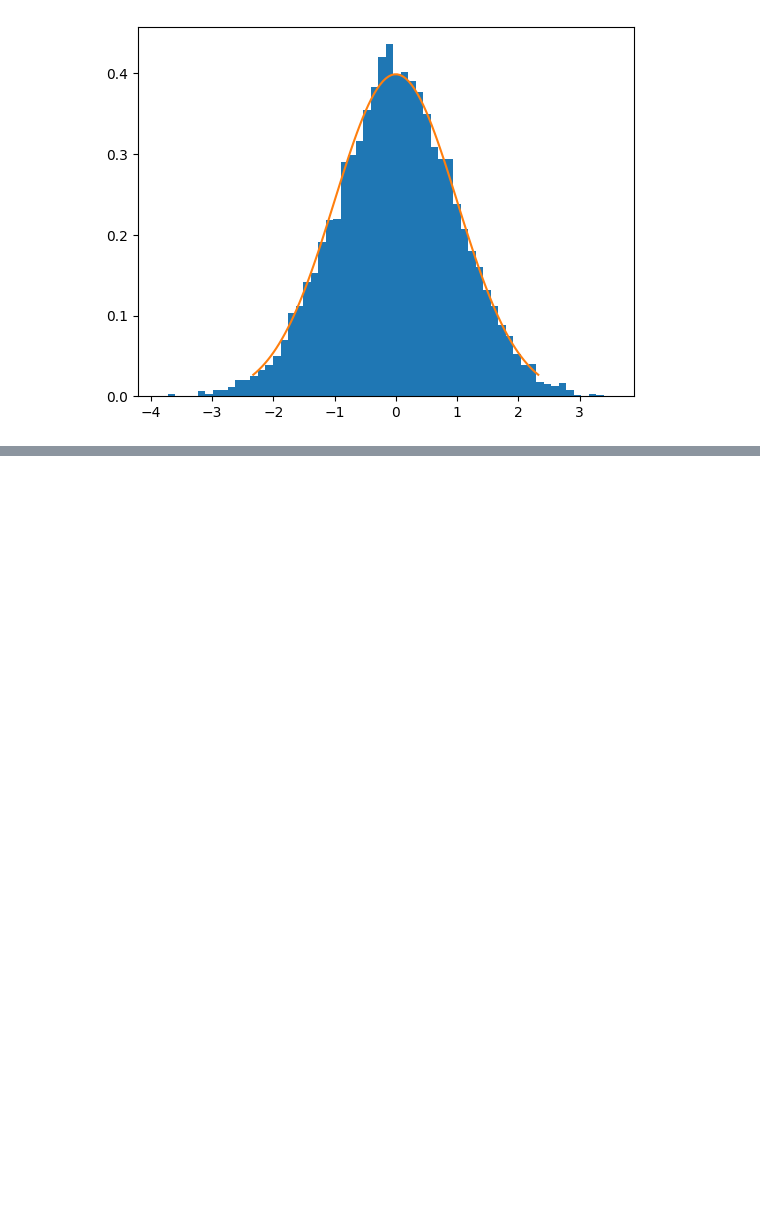
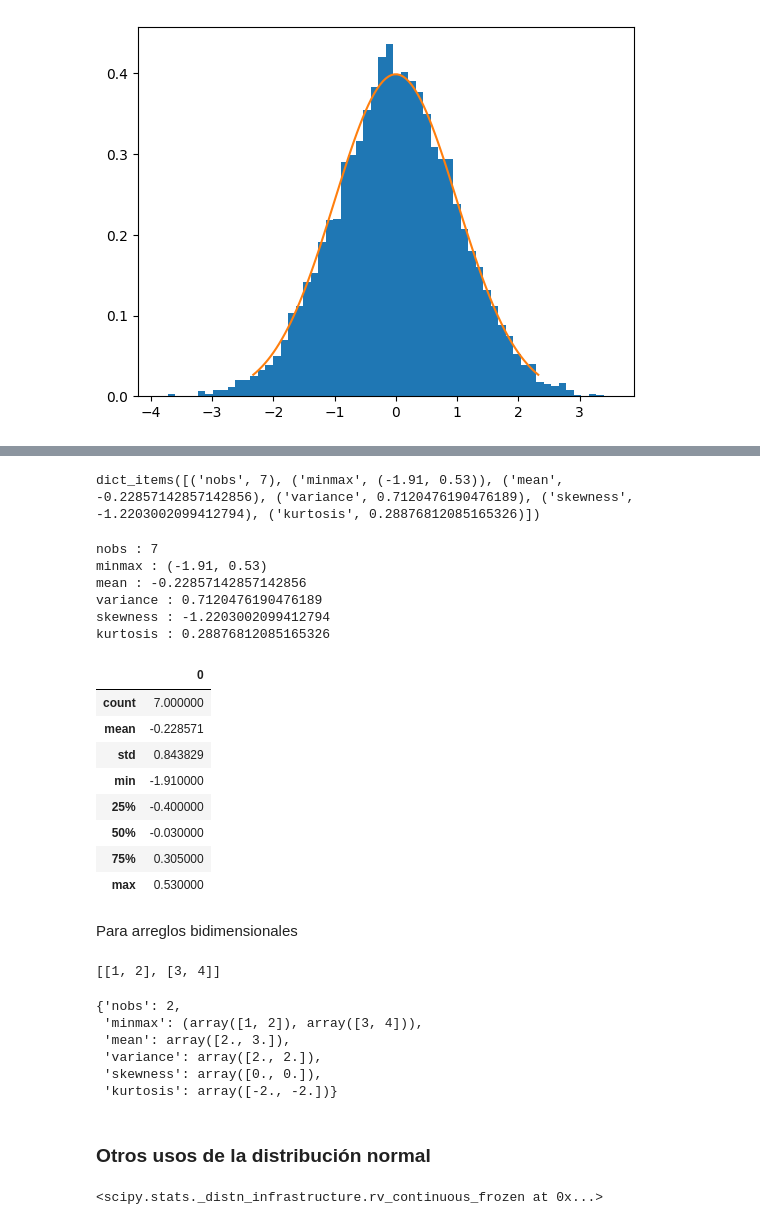
Before and after one commit to JhonZafra/Statistic_Concepts, a Jupyter notebook: SemanaVIII/Inferencial.ipynb, the cells around one changed output, grey strips where cells are left out. Cells and saved outputs as stored; diff of their text form; code cells hidden in the pictures; blank space fills up the shorter version.

```diff
--- a/SemanaVIII/Inferencial.ipynb
+++ b/SemanaVIII/Inferencial.ipynb
@@ -237,0 +307,50 @@ len(cuentas)
+# %%
+description._asdict().items()
+# %% [output]
+dict_items([('nobs', 7), ('minmax', (-1.91, 0.53)), ('mean', -0.22857142857142856), ('variance', 0.7120476190476189), ('skewness', -1.2203002099412794), ('kurtosis', 0.28876812085165326)])
+# %%
+for key, value in description._asdict().items():
+    print(f'{key} : {value}')
+# %% [output]
+nobs : 7
+minmax : (-1.91, 0.53)
+mean : -0.22857142857142856
+variance : 0.7120476190476189
+skewness : -1.2203002099412794
+kurtosis : 0.28876812085165326
+# %%
+datos = pd.DataFrame(data)
+datos.describe()
+# %% [output]
+|  | 0 |
+| count | 7.000000 |
+| mean | -0.228571 |
+| std | 0.843829 |
+| min | -1.910000 |
+| 25% | -0.400000 |
+| 50% | -0.030000 |
+| 75% | 0.305000 |
+| max | 0.530000 |
+# %% [markdown]
+Para arreglos bidimensionales
+# %%
+data2 = [[1,2], [3,4]]
+data2
+# %% [output]
+[[1, 2], [3, 4]]
+# %%
+description2 = describe(data2)
+description2._asdict()
+# %% [output]
+{'nobs': 2,
+ 'minmax': (array([1, 2]), array([3, 4])),
+ 'mean': array([2., 3.]),
+ 'variance': array([2., 2.]),
+ 'skewness': array([0., 0.]),
+ 'kurtosis': array([-2., -2.])}
+# %% [markdown]
+### Otros usos de la distribución normal
+# %%
+norm(0,2) # (media, desviación estándar)
+# %% [output]
+<scipy.stats._distn_infrastructure.rv_continuous_frozen at 0x...>
```
Also changed, not shown: parts of 37 cells of this notebook.
